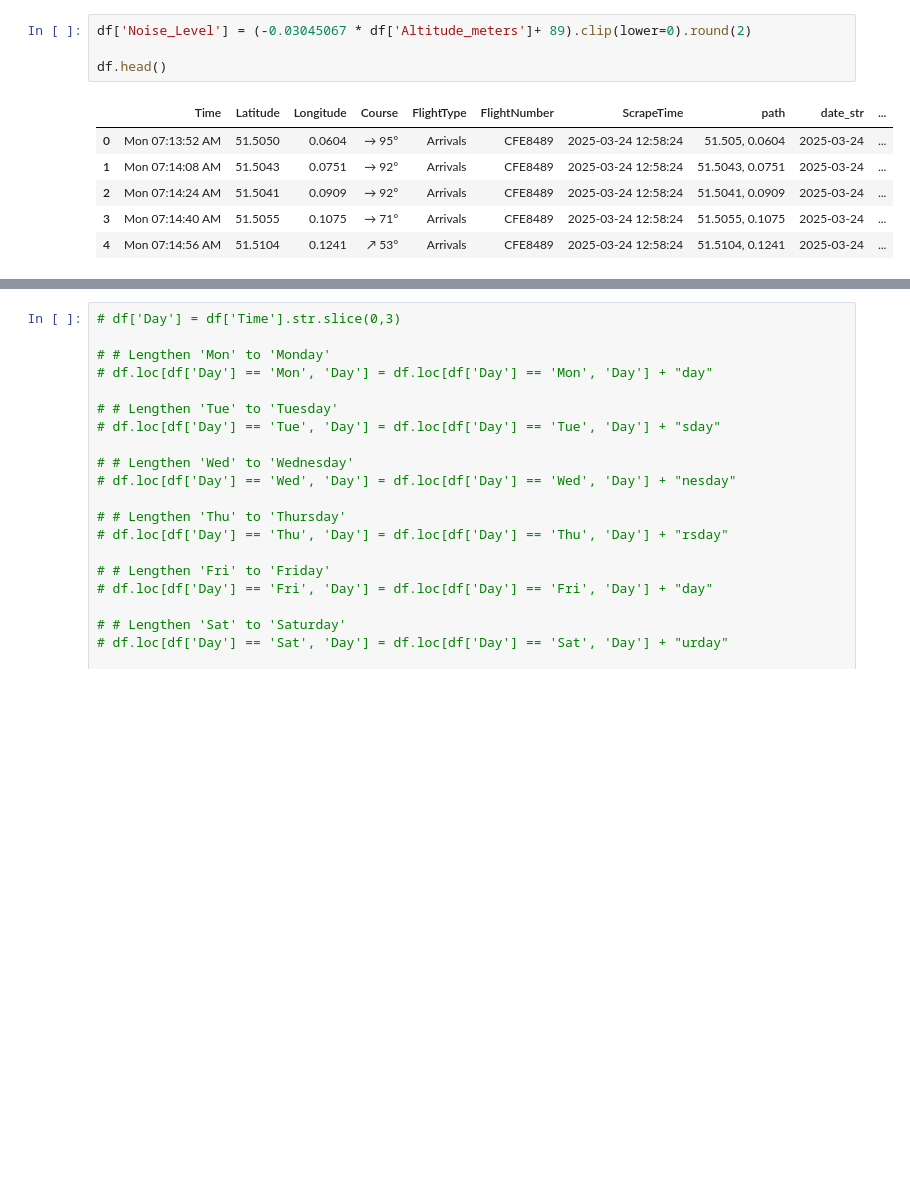
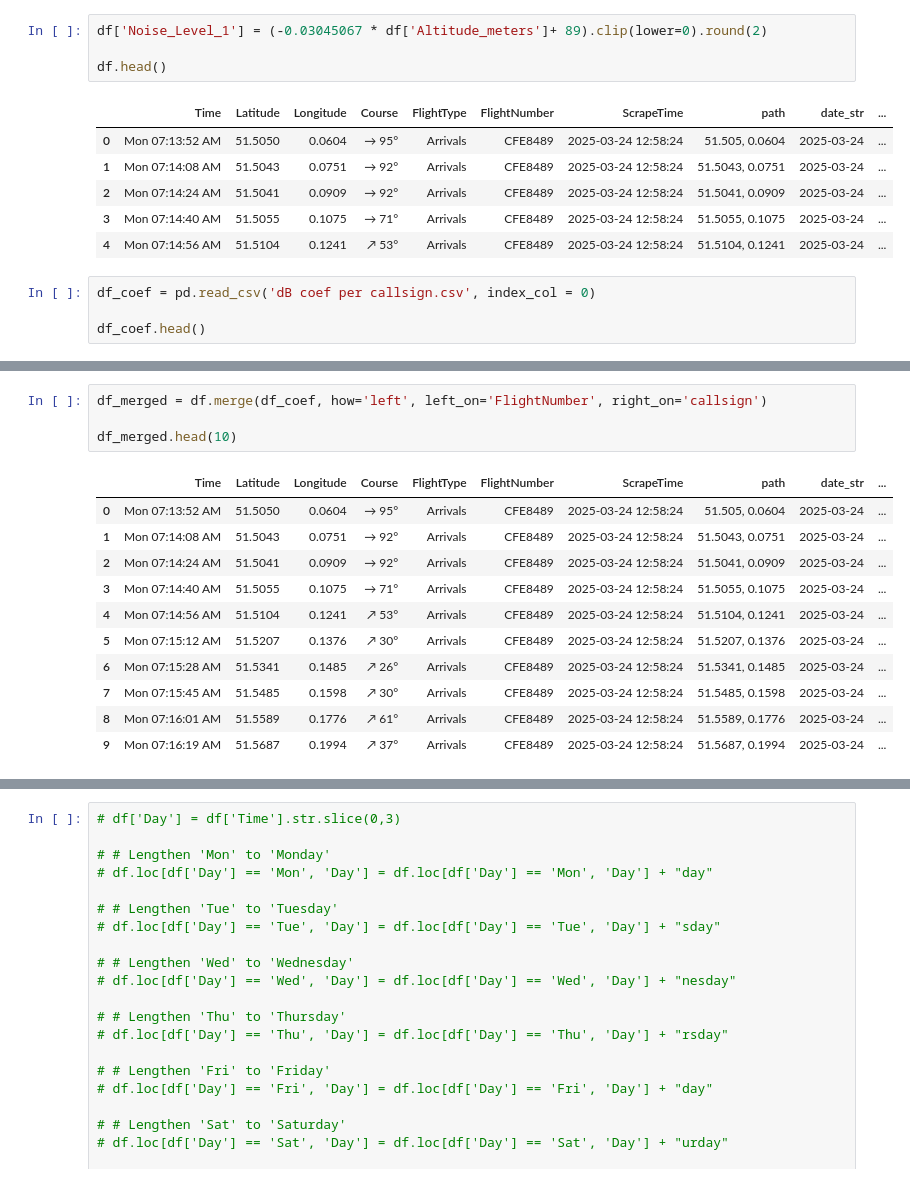
Before and after one commit to Quint-coding/Hackathon-master, a Jupyter notebook: Hackaton IDS.ipynb, the cells around one changed output, grey strips where cells are left out. Saved outputs shown, nothing was run; the diff lists cells and outputs as text; blank space fills up the shorter version.

```diff
--- a/Hackaton IDS.ipynb
+++ b/Hackaton IDS.ipynb
@@ -132,5 +125,5 @@ df.head(20)
 # %%
-df['Noise_Level'] = (-0.03045067 * df['Altitude_meters']+ 89).clip(lower=0).round(2)
+df['Noise_Level_1'] = (-0.03045067 * df['Altitude_meters']+ 89).clip(lower=0).round(2)
 
 df.head()
 # %% [output]
@@ -140,3 +133,7 @@ df.head()
 | 2 | Mon 07:14:24 AM | 51.5041 | 0.0909 | → 92° | Arrivals | CFE8489 | 2025-03-24 12:58:24 | 51.5041, 0.0909 | 2025-03-24 | ... |
 | 3 | Mon 07:14:40 AM | 51.5055 | 0.1075 | → 71° | Arrivals | CFE8489 | 2025-03-24 12:58:24 | 51.5055, 0.1075 | 2025-03-24 | ... |
 | 4 | Mon 07:14:56 AM | 51.5104 | 0.1241 | ↗ 53° | Arrivals | CFE8489 | 2025-03-24 12:58:24 | 51.5104, 0.1241 | 2025-03-24 | ... |
+# %%
+df_coef = pd.read_csv('dB coef per callsign.csv', index_col = 0)
+
+df_coef.head()
@@ -142,0 +147,16 @@ df.head()
+# %%
+df_merged = df.merge(df_coef, how='left', left_on='FlightNumber', right_on='callsign')
+
+df_merged.head(10)
+# %% [output]
+|  | Time | Latitude | Longitude | Course | FlightType | FlightNumber | ScrapeTime | path | date_str | ... |
+| 0 | Mon 07:13:52 AM | 51.5050 | 0.0604 | → 95° | Arrivals | CFE8489 | 2025-03-24 12:58:24 | 51.505, 0.0604 | 2025-03-24 | ... |
+| 1 | Mon 07:14:08 AM | 51.5043 | 0.0751 | → 92° | Arrivals | CFE8489 | 2025-03-24 12:58:24 | 51.5043, 0.0751 | 2025-03-24 | ... |
+| 2 | Mon 07:14:24 AM | 51.5041 | 0.0909 | → 92° | Arrivals | CFE8489 | 2025-03-24 12:58:24 | 51.5041, 0.0909 | 2025-03-24 | ... |
+| 3 | Mon 07:14:40 AM | 51.5055 | 0.1075 | → 71° | Arrivals | CFE8489 | 2025-03-24 12:58:24 | 51.5055, 0.1075 | 2025-03-24 | ... |
+| 4 | Mon 07:14:56 AM | 51.5104 | 0.1241 | ↗ 53° | Arrivals | CFE8489 | 2025-03-24 12:58:24 | 51.5104, 0.1241 | 2025-03-24 | ... |
+| 5 | Mon 07:15:12 AM | 51.5207 | 0.1376 | ↗ 30° | Arrivals | CFE8489 | 2025-03-24 12:58:24 | 51.5207, 0.1376 | 2025-03-24 | ... |
+| 6 | Mon 07:15:28 AM | 51.5341 | 0.1485 | ↗ 26° | Arrivals | CFE8489 | 2025-03-24 12:58:24 | 51.5341, 0.1485 | 2025-03-24 | ... |
+| 7 | Mon 07:15:45 AM | 51.5485 | 0.1598 | ↗ 30° | Arrivals | CFE8489 | 2025-03-24 12:58:24 | 51.5485, 0.1598 | 2025-03-24 | ... |
+| 8 | Mon 07:16:01 AM | 51.5589 | 0.1776 | ↗ 61° | Arrivals | CFE8489 | 2025-03-24 12:58:24 | 51.5589, 0.1776 | 2025-03-24 | ... |
+| 9 | Mon 07:16:19 AM | 51.5687 | 0.1994 | ↗ 37° | Arrivals | CFE8489 | 2025-03-24 12:58:24 | 51.5687, 0.1994 | 2025-03-24 | ... |
```
Also changed, not shown: parts of 9 cells of this notebook, 3 other files.
